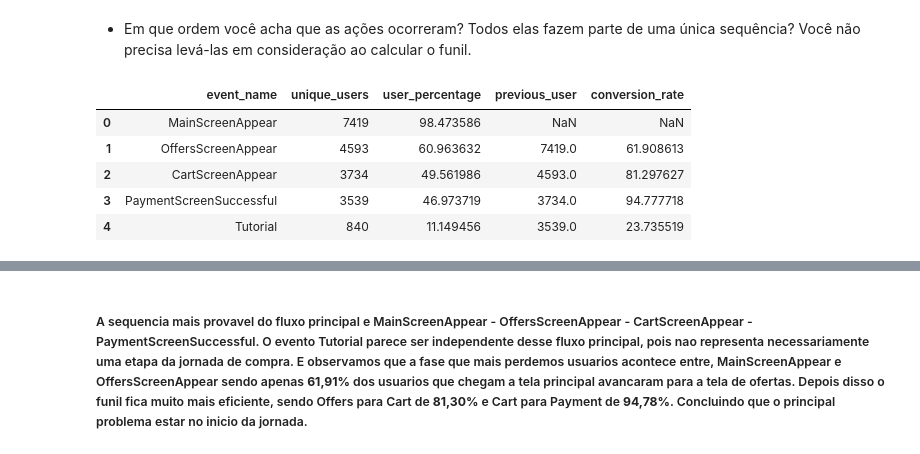
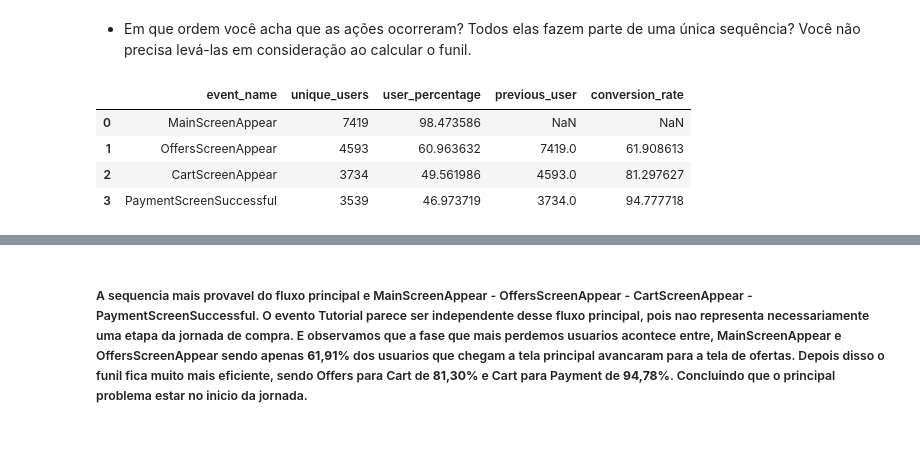
Before and after one commit to thaisCrtn/food-app-funnel-ab-testing-analysis, a Jupyter notebook: notebooks/EDA.ipynb, the cells around one changed output, grey strips where cells are left out. Saved outputs shown, nothing was run; the diff lists cells and outputs as text; code cells hidden in the pictures.

```diff
--- a/notebooks/EDA.ipynb
+++ b/notebooks/EDA.ipynb
@@ -303,18 +303,36 @@ group_event_user
 # %% [markdown]
 - Em que ordem você acha que as ações ocorreram? Todos elas fazem parte de uma única sequência? Você não precisa levá-las em consideração ao calcular o funil.
 # %%
-group_event_user['previous_user'] = group_event_user['unique_users'].shift(1)
+funnel_order = [
+    'MainScreenAppear',
+    'OffersScreenAppear',
+    'CartScreenAppear',
+    'PaymentScreenSuccessful'
+]
 
-group_event_user['conversion_rate'] = (
-    group_event_user['unique_users'] /
-    group_event_user['previous_user']
+funnel_data = group_event_user[
+    group_event_user['event_name'].isin(funnel_order)
+].copy()
+
+funnel_data['event_name'] = pd.Categorical(
+    funnel_data['event_name'],
+    categories=funnel_order,
+    ordered=True
+)
+
+funnel_data = funnel_data.sort_values('event_name')
+
+funnel_data['previous_user'] = funnel_data['unique_users'].shift(1)
+
+funnel_data['conversion_rate'] = (
+    funnel_data['unique_users'] /
+    funnel_data['previous_user']
 ) * 100
 
-group_event_user
+funnel_data
 # %% [output]
 |  | event_name | unique_users | user_percentage | previous_user | conversion_rate |
 | 0 | MainScreenAppear | 7419 | 98.473586 | NaN | NaN |
 | 1 | OffersScreenAppear | 4593 | 60.963632 | 7419.0 | 61.908613 |
 | 2 | CartScreenAppear | 3734 | 49.561986 | 4593.0 | 81.297627 |
 | 3 | PaymentScreenSuccessful | 3539 | 46.973719 | 3734.0 | 94.777718 |
-| 4 | Tutorial | 840 | 11.149456 | 3539.0 | 23.735519 |
```
Also changed, not shown: parts of 6 cells of this notebook.
